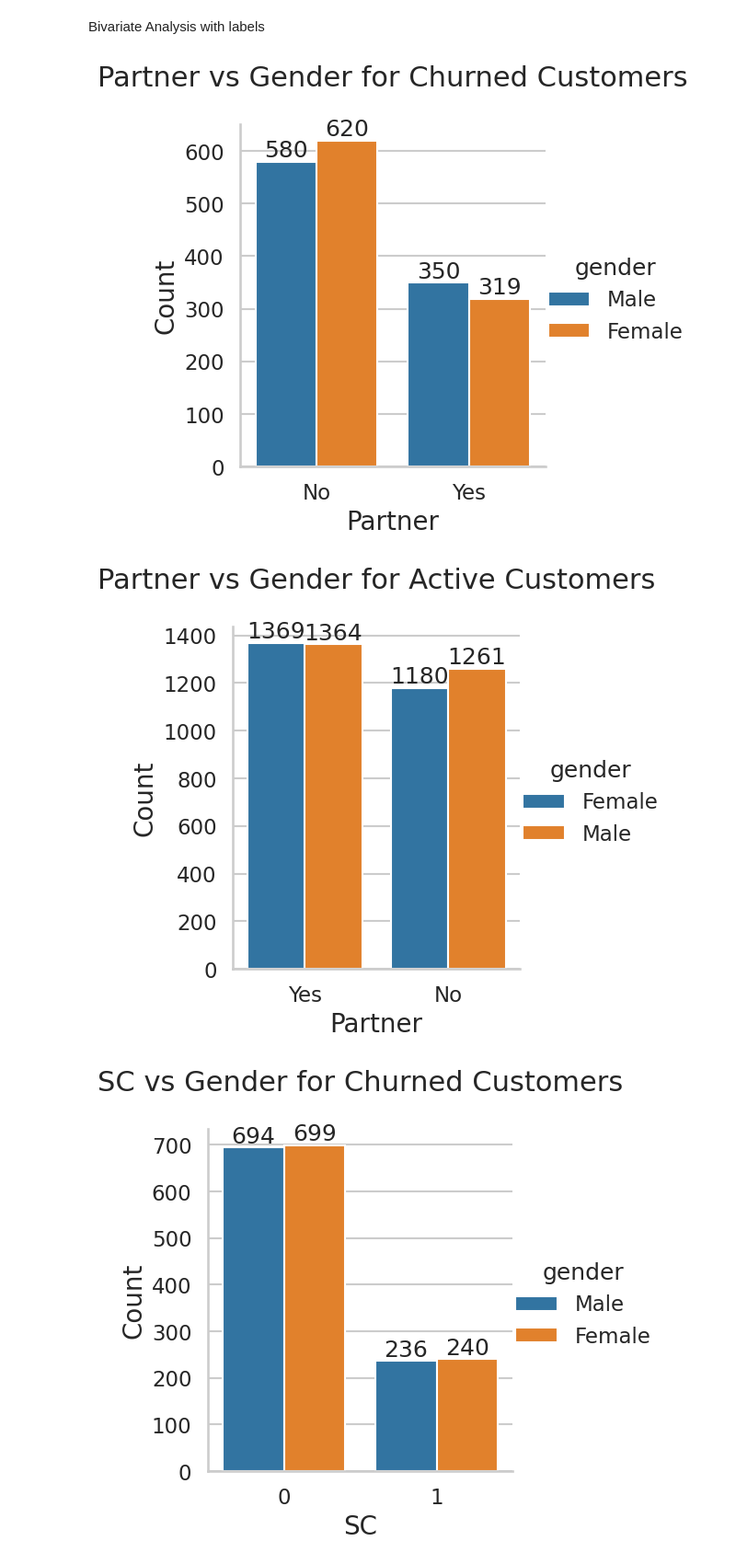
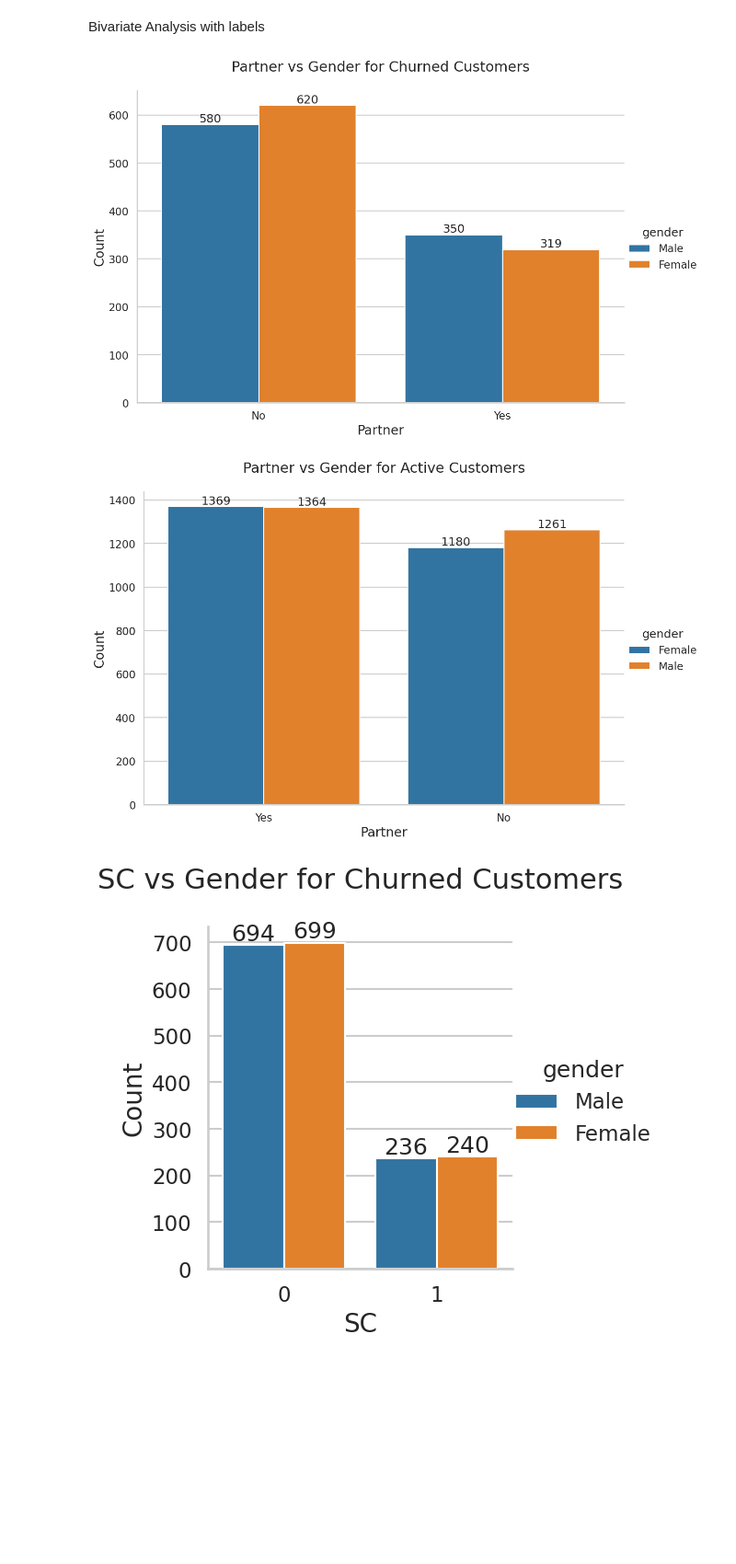
Before and after one commit to SK0425-H/Churn-Analysis, a Jupyter notebook: EDA.ipynb, the cells around one changed output. Shown at 92% size. Saved outputs shown, nothing was run; the diff lists cells and outputs as text; code cells hidden in the pictures; blank space fills up the shorter version.

```diff
--- a/EDA.ipynb
+++ b/EDA.ipynb
@@ -531,24 +531,24 @@ sns.heatmap(telco_df_dummies.corr(), cmap='crest')
 # %% [markdown]
 Bivariate Analysis with labels
 # %%
-plot = sns.catplot(x='Partner', kind='count', data=telco_df_Churned, hue='gender')
+plot = sns.catplot(x='Partner', kind='count', data=telco_df_Churned, hue='gender',height=8, aspect=1.5)
 
 # Adding labels
 plt.title('Partner vs Gender for Churned Customers')
 plt.xlabel('Partner')
 plt.ylabel('Count')
 
 # Adding values on top of the bars
 ax = plot.facet_axis(0, 0)
 for p in ax.patches:
     ax.text(p.get_x() + p.get_width() / 2., p.get_height(), f'{int(p.get_height())}', ha='center', va='bottom')
 
 # Show the plot
 plt.show()
 # %% [output]
-[figure, old version]
+[figure, new version]
 # %%
-plot = sns.catplot(x='Partner', kind='count', data=telco_df_Active, hue='gender')
+plot = sns.catplot(x='Partner', kind='count', data=telco_df_Active, hue='gender', height=8, aspect=1.5)
 
 # Adding labels
 plt.title('Partner vs Gender for Active Customers')
@@ -563,7 +563,7 @@ for p in ax.patches:
 # Show the plot
 plt.show()
 # %% [output]
-[figure, old version]
+[figure, new version]
 # %%
 plot = sns.catplot(x='SeniorCitizen', kind='count', data=telco_df_Churned, hue='gender')
 
```
Also changed, not shown: parts of 39 cells of this notebook.
